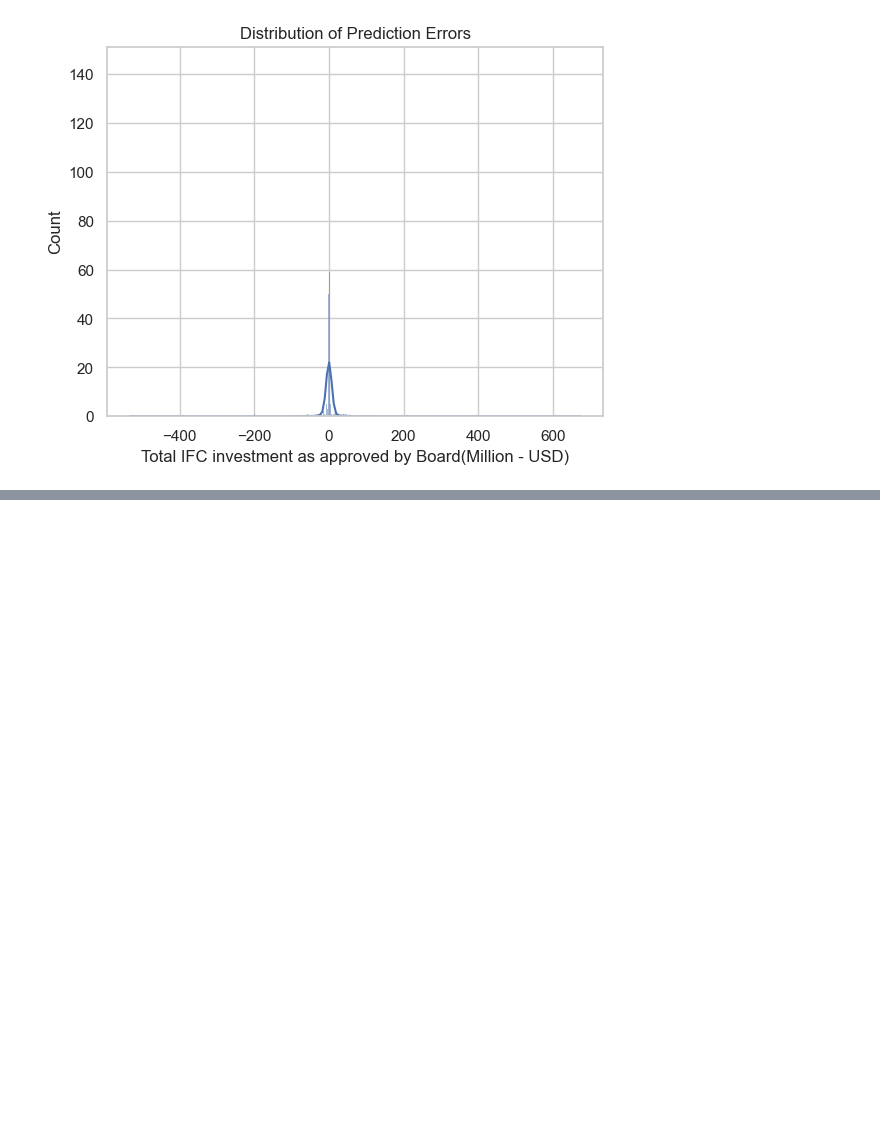
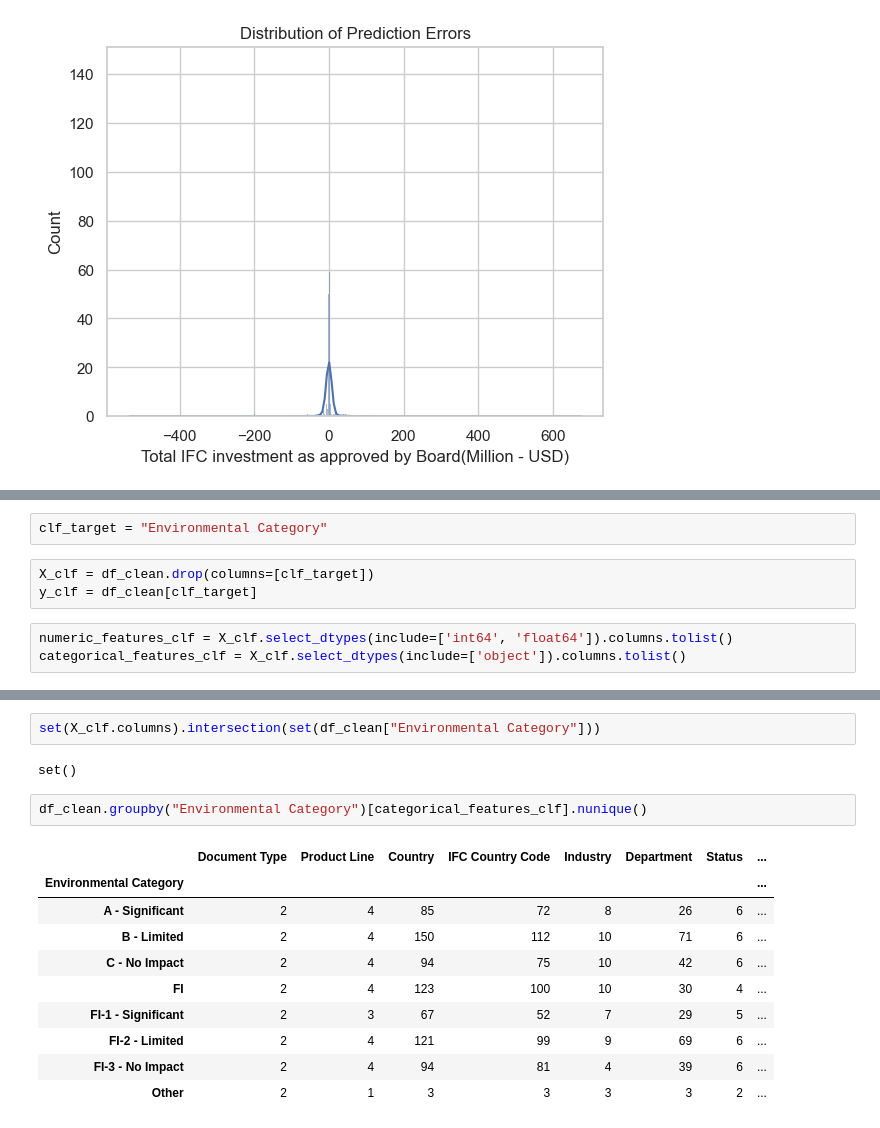
Before and after one commit to Rajabboev/Hybrid_ML_model_investment, a Jupyter notebook: IFC Investment .ipynb, the cells around one changed output, grey strips where cells are left out. Drawn from its saved outputs; the diff is of its cells as text; blank space fills up the shorter version.

```diff
--- a/IFC Investment .ipynb
+++ b/IFC Investment .ipynb
@@ -793,0 +794,8 @@ plt.show()
+# %%
+clf_target = "Environmental Category"
+# %%
+X_clf = df_clean.drop(columns=[clf_target])
+y_clf = df_clean[clf_target]
+# %%
+numeric_features_clf = X_clf.select_dtypes(include=['int64', 'float64']).columns.tolist()
+categorical_features_clf = X_clf.select_dtypes(include=['object']).columns.tolist()
@@ -793,0 +1010,17 @@ plt.show()
+# %%
+set(X_clf.columns).intersection(set(df_clean["Environmental Category"]))
+# %% [output]
+set()
+# %%
+df_clean.groupby("Environmental Category")[categorical_features_clf].nunique()
+# %% [output]
+|  | Document Type | Product Line | Country | IFC Country Code | Industry | Department | Status | ... |
+| Environmental Category |  |  |  |  |  |  |  | ... |
+| A - Significant | 2 | 4 | 85 | 72 | 8 | 26 | 6 | ... |
+| B - Limited | 2 | 4 | 150 | 112 | 10 | 71 | 6 | ... |
+| C - No Impact | 2 | 4 | 94 | 75 | 10 | 42 | 6 | ... |
+| FI | 2 | 4 | 123 | 100 | 10 | 30 | 4 | ... |
+| FI-1 - Significant | 2 | 3 | 67 | 52 | 7 | 29 | 5 | ... |
+| FI-2 - Limited | 2 | 4 | 121 | 99 | 9 | 69 | 6 | ... |
+| FI-3 - No Impact | 2 | 4 | 94 | 81 | 4 | 39 | 6 | ... |
+| Other | 2 | 1 | 3 | 3 | 3 | 3 | 2 | ... |
```
Also changed, not shown: parts of 23 cells of this notebook.
